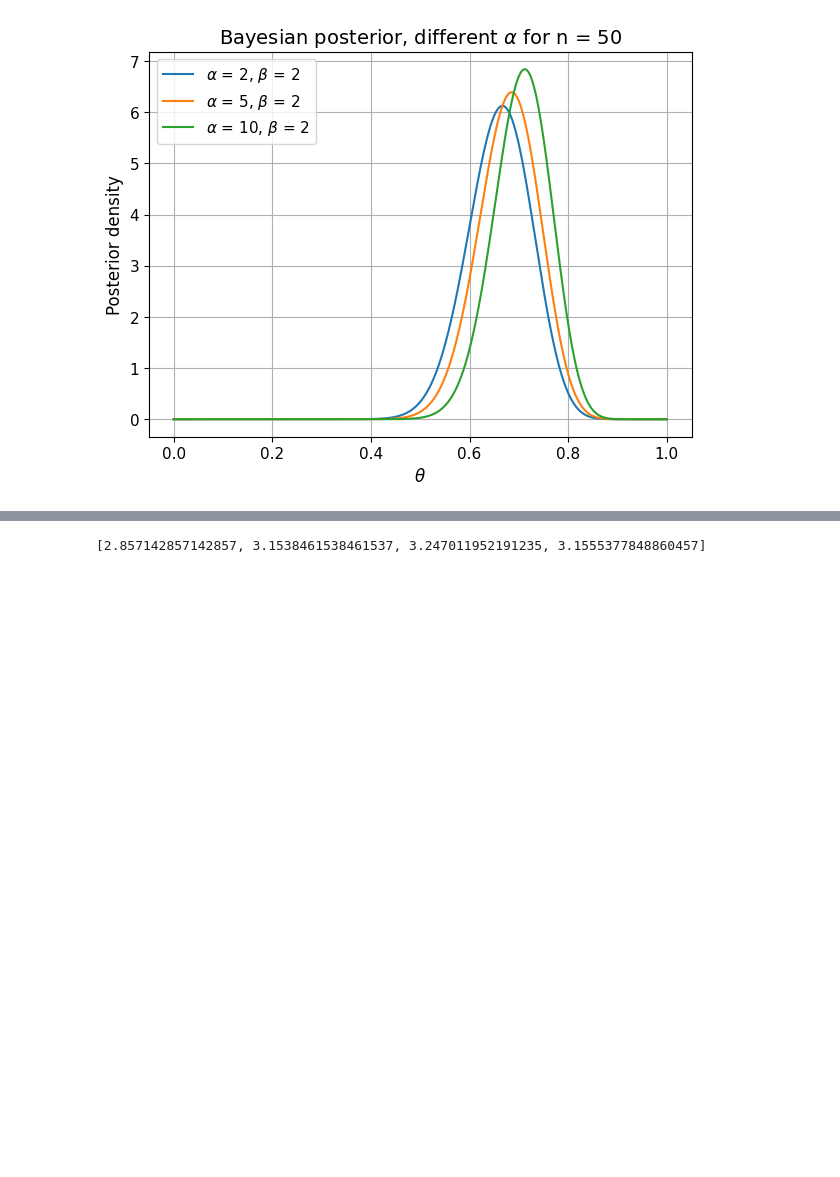
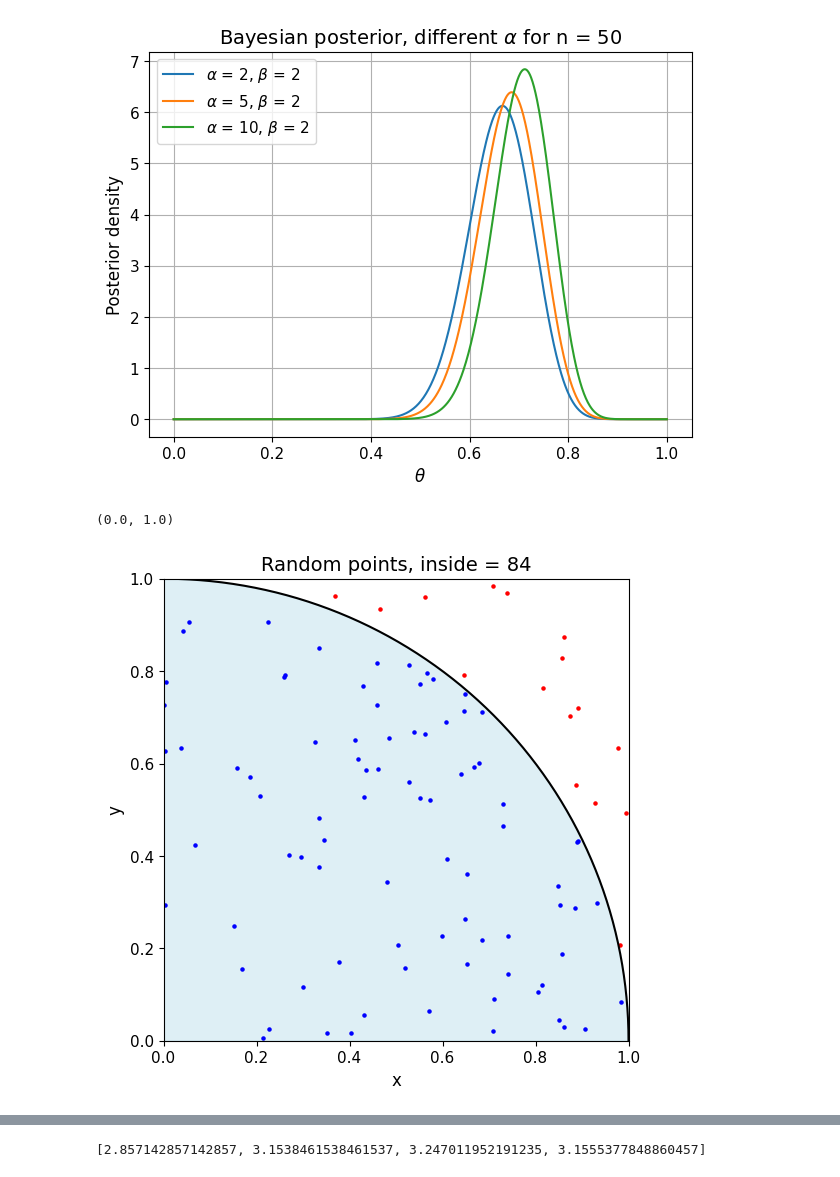
Before and after one commit to galih123star/computational2026, a Jupyter notebook: HW06/HW06.ipynb, the cells around one changed output, grey strips where cells are left out. Drawn from its saved outputs; the diff is of its cells as text; code cells hidden in the pictures; blank space fills up the shorter version.

```diff
--- a/HW06/HW06.ipynb
+++ b/HW06/HW06.ipynb
@@ -169,6 +161,39 @@ def circle(n):
 
 #data_pi, inside_count = circle(n_pi)
 #print(f"Total points: {n_pi}, inside : {inside_count}")
+# %%
+# for n = 100
+data_pi, inside_count, inside_x, inside_y, outside_x, outside_y = circle(100)
+
+# Create a quarter circle region
+theta = np.linspace(0, np.pi/2, 200)
+x_circle = np.cos(theta)
+y_circle = np.sin(theta)
+
+plt.figure(figsize=(6,6))
+# Plot shaded region
+plt.fill_between(x_circle, y_circle, 0, color='lightblue', alpha=0.4, label='Quarter Circle')
+
+# Plot points
+plt.scatter(inside_x, inside_y, s=5, color='blue', label='Inside')
+plt.scatter(outside_x, outside_y, s=5, color='red', label='Outside')
+
+# Draw circle boundary
+plt.plot(x_circle, y_circle, color='black')
+
+# Formatting
+plt.title(f"Random points, inside = {inside_count}", fontsize=14)
+plt.xlabel("x", fontsize=12)
+plt.ylabel("y", fontsize=12)
+plt.xticks(fontsize=11)
+plt.yticks(fontsize=11)
+#plt.legend(loc='upper right', fontsize=8)
+#plt.gca().set_aspect('equal', adjustable='box')
+plt.xlim(0, 1)
+plt.ylim(0, 1)
+# %% [output]
+(0.0, 1.0)
+[figure, added]
 # %%
 # implementing Bayesian code for this problem
 
```
Also changed, not shown: parts of 7 cells of this notebook.
